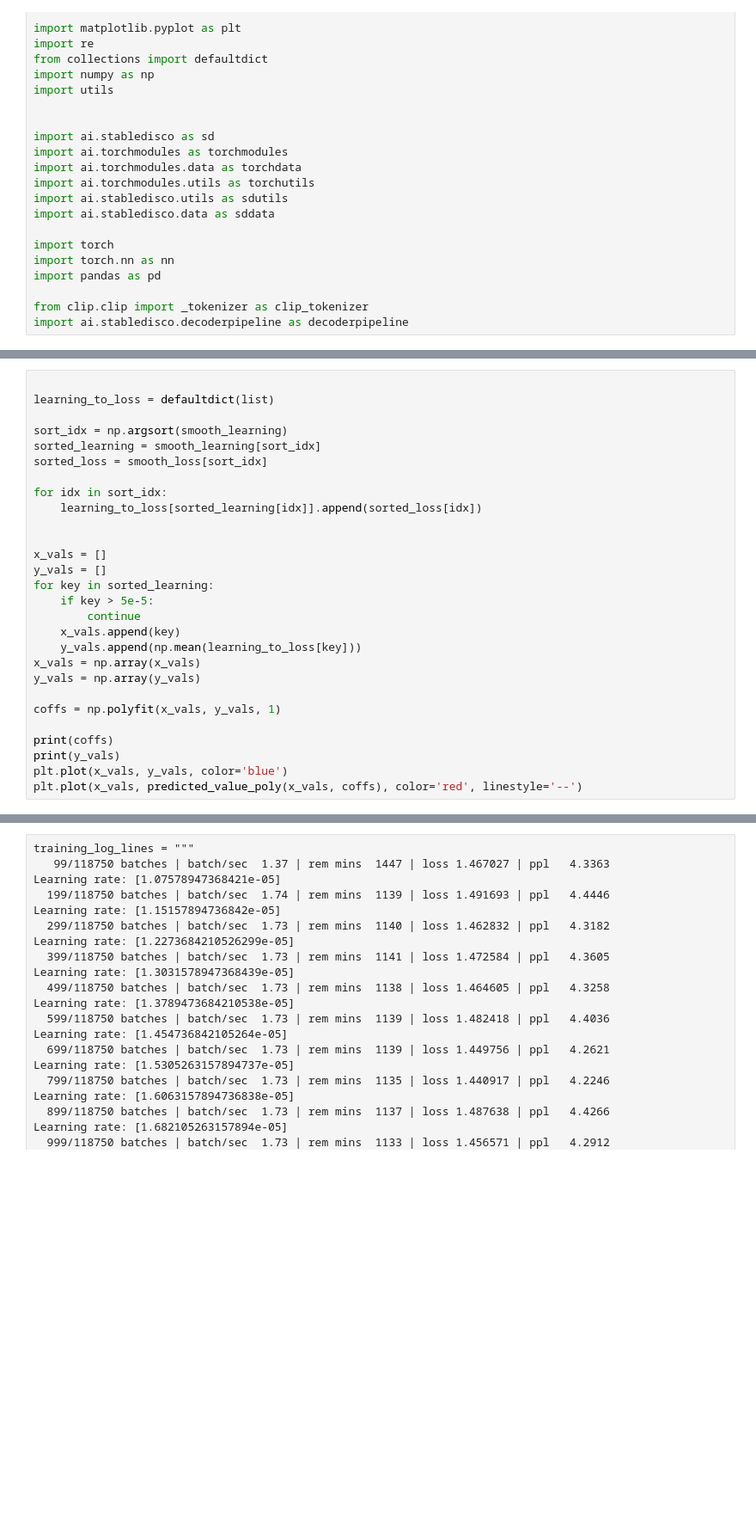
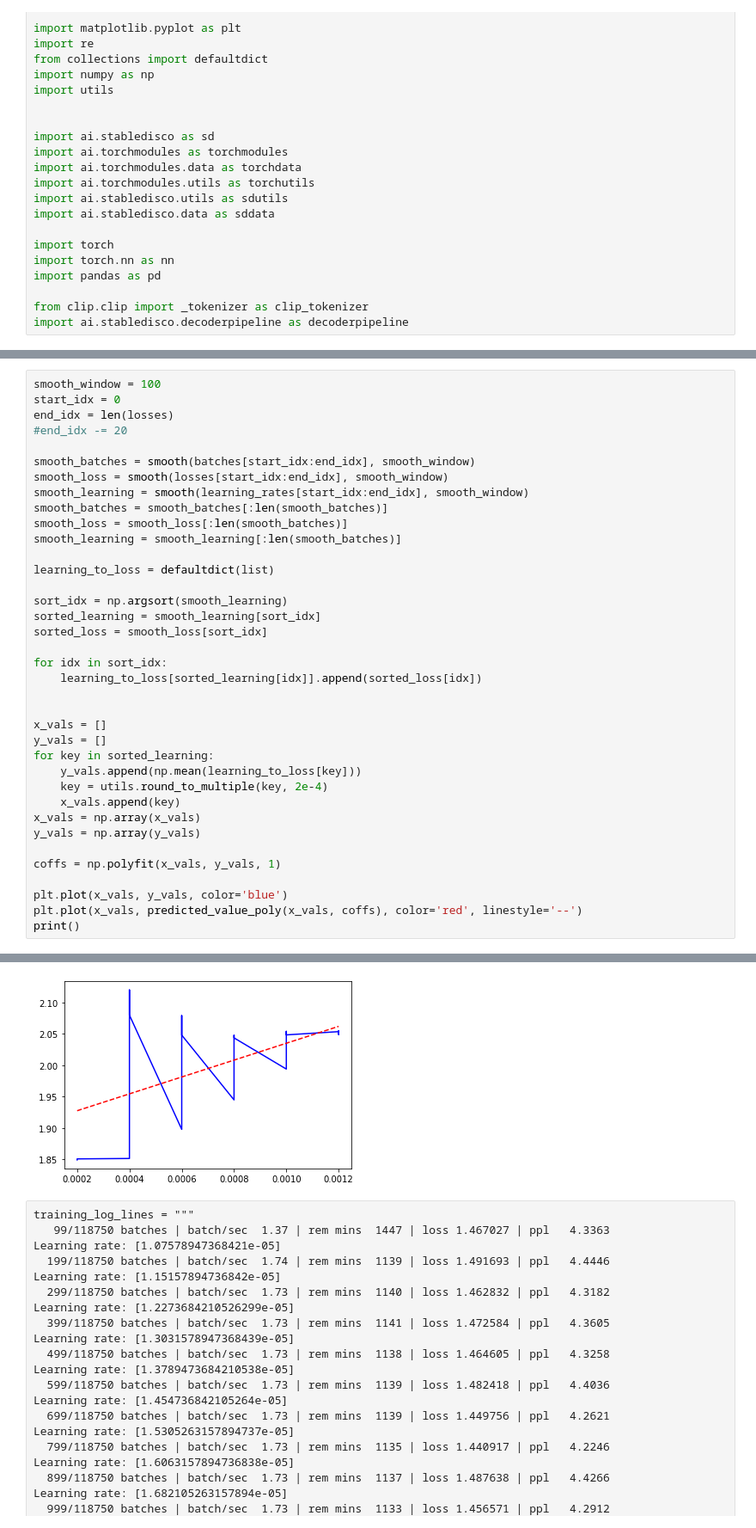
Before and after one commit to BenjaminRSergent/stable-disco-prompt-generator, a Jupyter notebook: notebooks/stable_disco/data_collection/scratch_viz.ipynb, the cells around one changed output, grey strips where cells are left out. Shown at 86% size. Drawn from its saved outputs; the diff is of its cells as text; blank space fills up the shorter version.

```diff
--- a/notebooks/stable_disco/data_collection/scratch_viz.ipynb
+++ b/notebooks/stable_disco/data_collection/scratch_viz.ipynb
@@ -800,4 +1506,15 @@ y = 7.13499085618853e-08x + 0.3736933323701738
 # %%
+smooth_window = 100
+start_idx = 0
+end_idx = len(losses)
+#end_idx -= 20
+
+smooth_batches = smooth(batches[start_idx:end_idx], smooth_window)
+smooth_loss = smooth(losses[start_idx:end_idx], smooth_window)
+smooth_learning = smooth(learning_rates[start_idx:end_idx], smooth_window)
+smooth_batches = smooth_batches[:len(smooth_batches)]
+smooth_loss = smooth_loss[:len(smooth_batches)]
+smooth_learning = smooth_learning[:len(smooth_batches)]
 
 learning_to_loss = defaultdict(list)
 
@@ -812,16 +1529,15 @@ for idx in sort_idx:
 x_vals = []
 y_vals = []
 for key in sorted_learning:
-    if key > 5e-5:
-        continue
+    y_vals.append(np.mean(learning_to_loss[key]))
+    key = utils.round_to_multiple(key, 2e-4)
     x_vals.append(key)
-    y_vals.append(np.mean(learning_to_loss[key]))
 x_vals = np.array(x_vals)
 y_vals = np.array(y_vals)
 
 coffs = np.polyfit(x_vals, y_vals, 1)
 
-print(coffs)
-print(y_vals)
 plt.plot(x_vals, y_vals, color='blue')
 plt.plot(x_vals, predicted_value_poly(x_vals, coffs), color='red', linestyle='--')
+print()
+# %% [output]
@@ -828,3 +1561,4 @@ plt.plot(x_vals, predicted_value_poly(x_vals, coffs), color='red', linestyle='--
+[figure, added]
 # %%
 training_log_lines = """
    99/118750 batches | batch/sec  1.37 | rem mins  1447 | loss 1.467027 | ppl   4.3363
```
Also changed, not shown: parts of 5 cells of this notebook, 9 other files.
